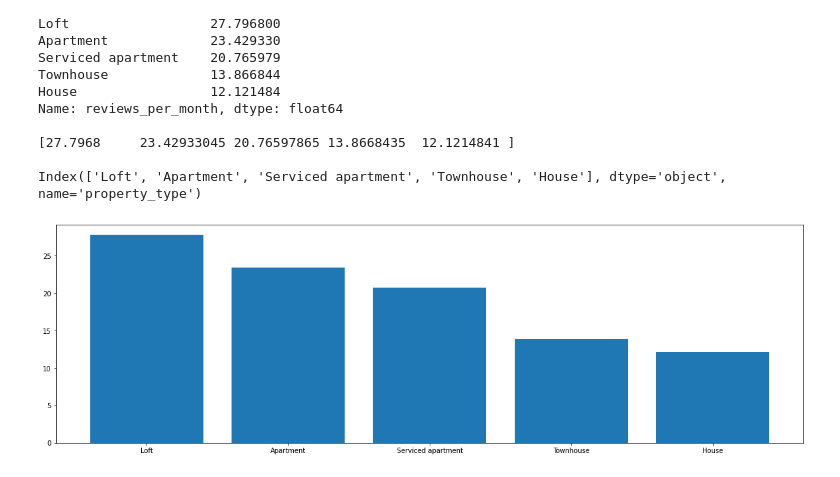
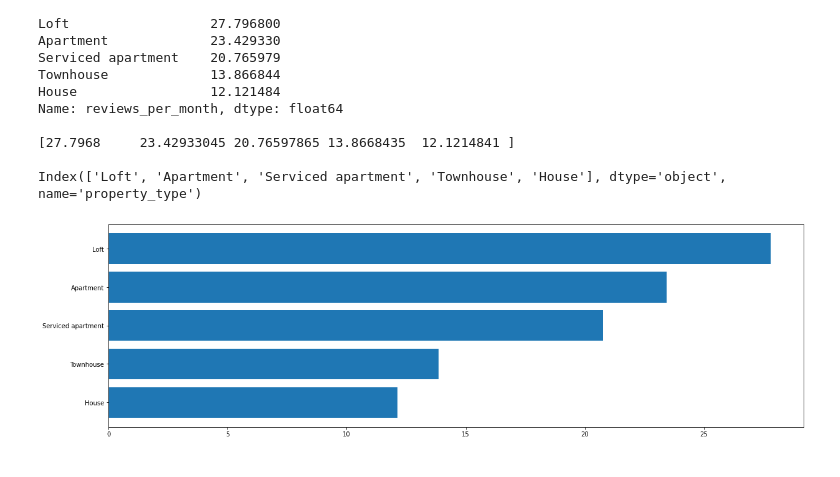
Before and after one commit to jMacProd/Project1, a Jupyter notebook: OccupancyQuestion_JS/Airbnb_Occupancy_Question_FinalCSV_JS.ipynb, the cells around one changed output. Drawn from its saved outputs; the diff is of its cells as text; code cells hidden in the pictures.

```diff
--- a/OccupancyQuestion_JS/Airbnb_Occupancy_Question_FinalCSV_JS.ipynb
+++ b/OccupancyQuestion_JS/Airbnb_Occupancy_Question_FinalCSV_JS.ipynb
@@ -386,20 +386,21 @@ Index(['Loft', 'Apartment', 'Serviced apartment', 'Townhouse', 'House'], dtype='
 # %%
 #SUBPLOT BAR CHART
 figprop, (ax1) = plt.subplots(1, 1, figsize=(20,6))
 
 
 fig.suptitle('Projected number of reviews over 12 months for property types')
 
+#ax.barh(y_pos, performance, xerr=error, align='center')
+ax1.barh(propx, propy)
 
-ax1.bar(propx, propy)
 
 for ax in fig.axes:
     ax.tick_params(labelrotation=45)
 
-
+ax1.invert_yaxis()
 #ax2.bar(bottomx, bottomy)
 # %% [output]
-[figure, old version]
+[figure, new version]
 # %%
 #Scatter plot for top ten revenue earners and occupancy
 
```
